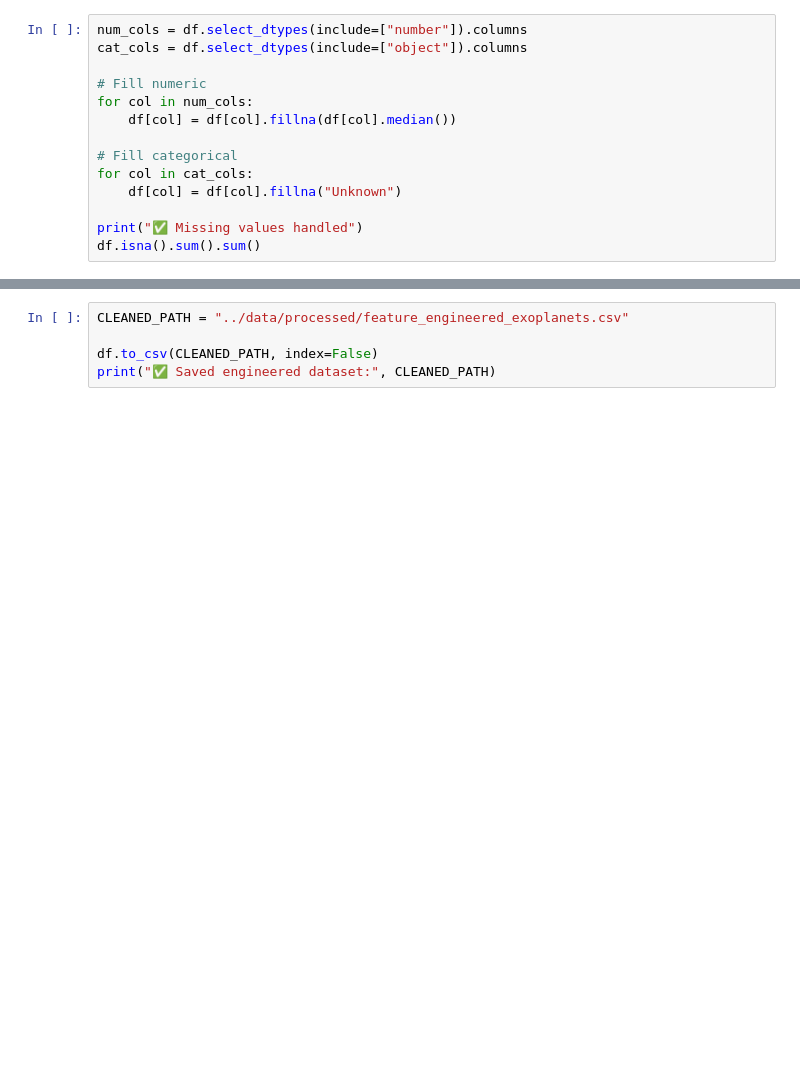
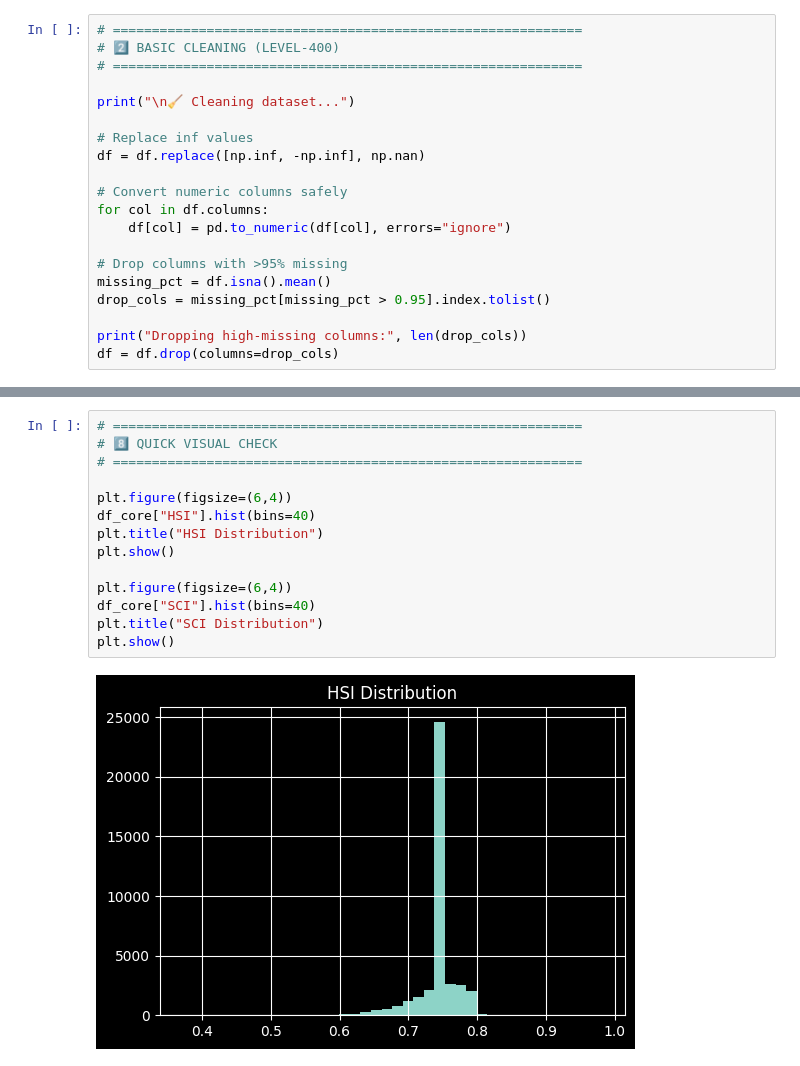
Before and after one commit to Sujit76k/ExoHabitAI, a Jupyter notebook: notebooks/02_Cleaning_FeatureEngineering.ipynb, the cells around one changed output, grey strips where cells are left out. Saved outputs shown, nothing was run; the diff lists cells and outputs as text; blank space fills up the shorter version.

```diff
--- a/notebooks/02_Cleaning_FeatureEngineering.ipynb
+++ b/notebooks/02_Cleaning_FeatureEngineering.ipynb
@@ -25,14 +67,20 @@ print("✅ Shape after dropping:", df.shape)
 # %%
-num_cols = df.select_dtypes(include=["number"]).columns
-cat_cols = df.select_dtypes(include=["object"]).columns
+# ============================================================
+# 2️⃣ BASIC CLEANING (LEVEL-400)
+# ============================================================
 
-# Fill numeric
-for col in num_cols:
-    df[col] = df[col].fillna(df[col].median())
+print("\n🧹 Cleaning dataset...")
 
-# Fill categorical
-for col in cat_cols:
-    df[col] = df[col].fillna("Unknown")
+# Replace inf values
+df = df.replace([np.inf, -np.inf], np.nan)
 
-print("✅ Missing values handled")
-df.isna().sum().sum()
+# Convert numeric columns safely
+for col in df.columns:
+    df[col] = pd.to_numeric(df[col], errors="ignore")
+
+# Drop columns with >95% missing
+missing_pct = df.isna().mean()
+drop_cols = missing_pct[missing_pct > 0.95].index.tolist()
+
+print("Dropping high-missing columns:", len(drop_cols))
+df = df.drop(columns=drop_cols)
@@ -123,5 +193,16 @@ plt.show()
 # %%
-CLEANED_PATH = "../data/processed/feature_engineered_exoplanets.csv"
+# ============================================================
+# 8️⃣ QUICK VISUAL CHECK
+# ============================================================
 
-df.to_csv(CLEANED_PATH, index=False)
-print("✅ Saved engineered dataset:", CLEANED_PATH)
+plt.figure(figsize=(6,4))
+df_core["HSI"].hist(bins=40)
+plt.title("HSI Distribution")
+plt.show()
+
+plt.figure(figsize=(6,4))
+df_core["SCI"].hist(bins=40)
+plt.title("SCI Distribution")
+plt.show()
+# %% [output]
+[figure, added]
```
Also changed, not shown: parts of 11 cells of this notebook, 10 other files.
